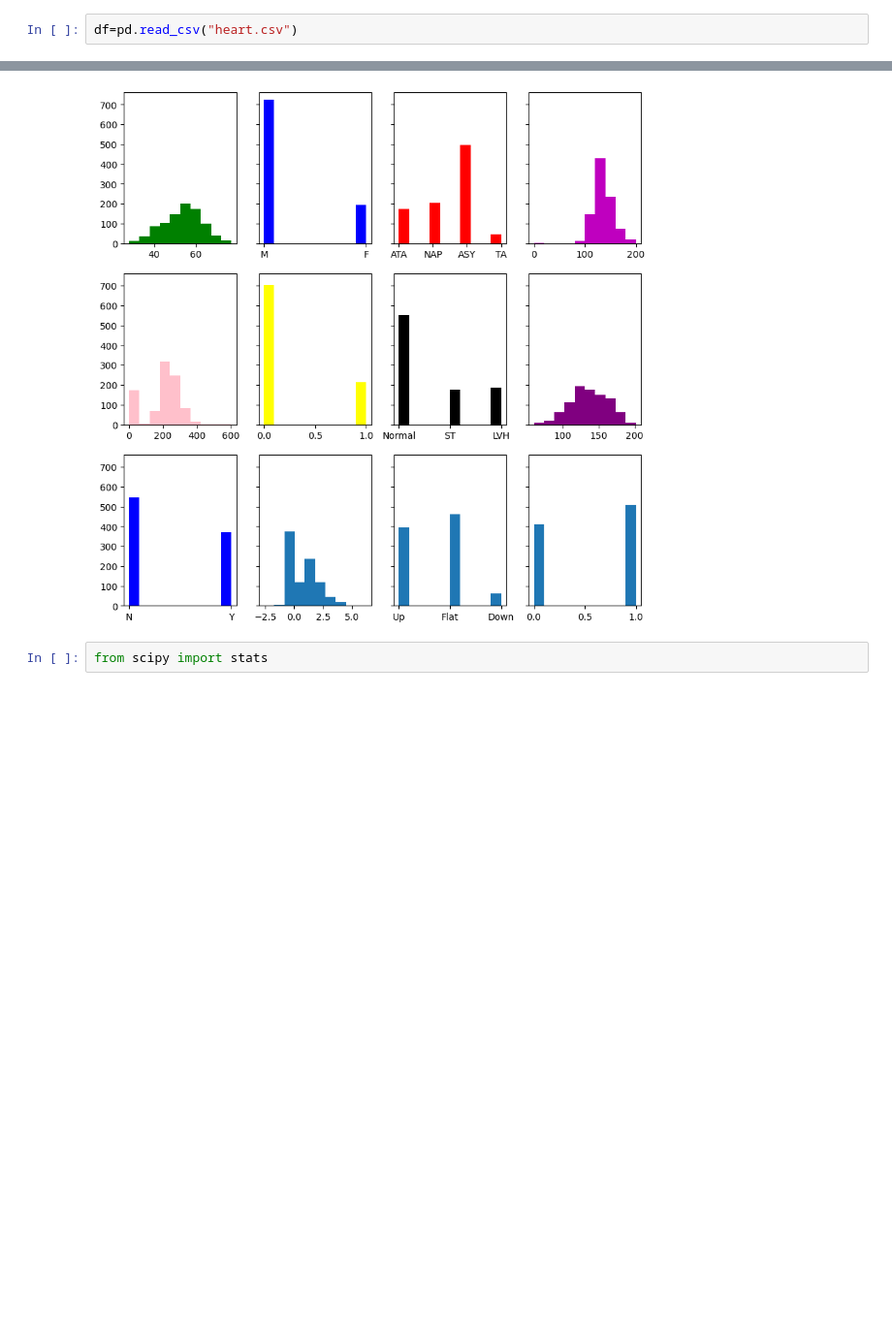
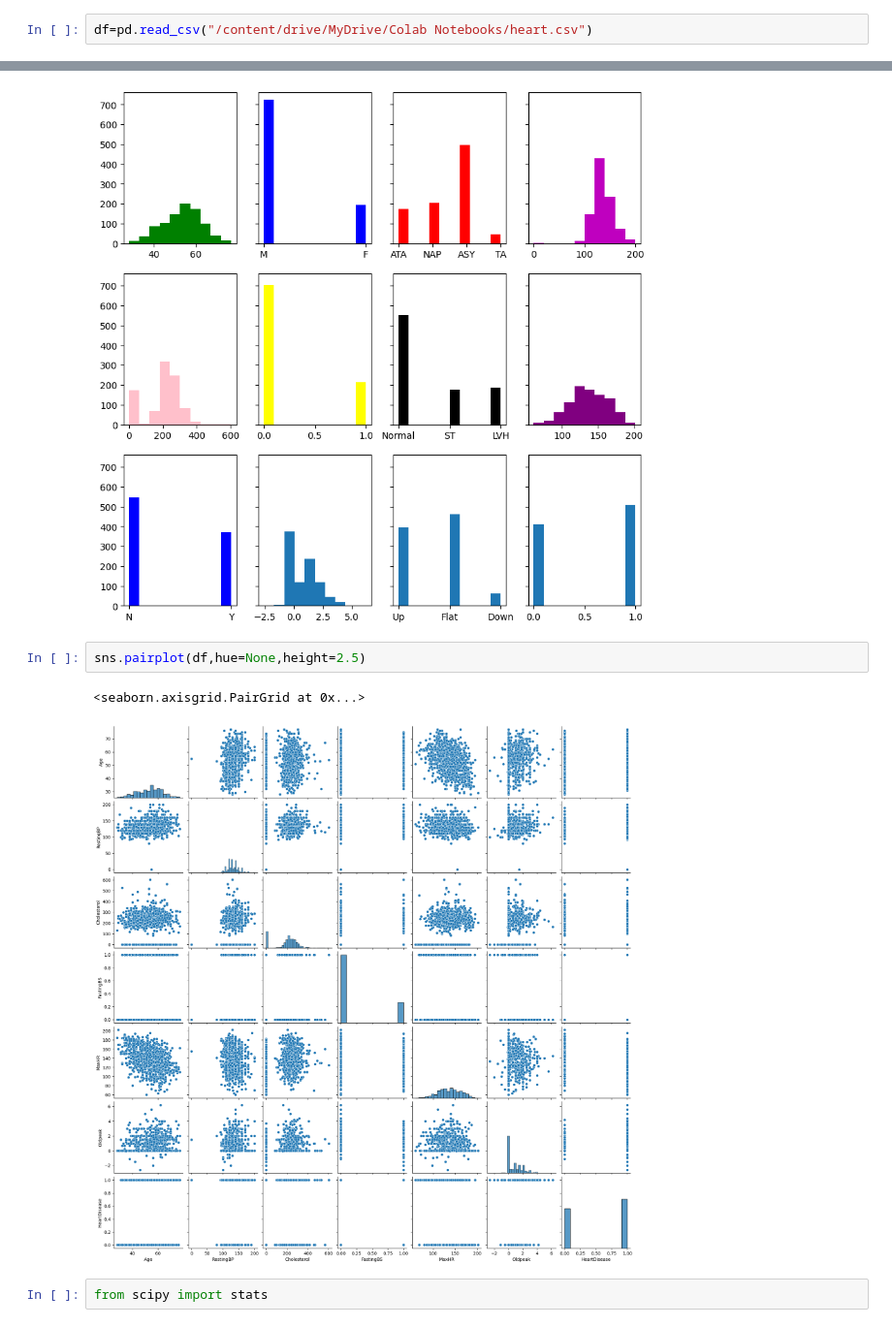
Before and after one commit to dollatrahul/Heart-Disease-Prediction, a Jupyter notebook: HeartDiseasePredictionModel.ipynb, the cells around one changed output, grey strips where cells are left out. Shown at 97% size. Drawn from its saved outputs; the diff is of its cells as text; blank space fills up the shorter version.

```diff
--- a/HeartDiseasePredictionModel.ipynb
+++ b/HeartDiseasePredictionModel.ipynb
@@ -4,5 +11,5 @@ import numpy as np
 # %%
-df=pd.read_csv("heart.csv")
+df=pd.read_csv("/content/drive/MyDrive/Colab Notebooks/heart.csv")
 # %%
 df
 # %% [output]
@@ -74,6 +81,11 @@ axs[2][3].hist(df['HeartDisease'])
  array([0. , 0.1, 0.2, 0.3, 0.4, 0.5, 0.6, 0.7, 0.8, 0.9, 1. ]),
  <BarContainer object of 10 artists>)
 [figure]
+# %%
+sns.pairplot(df,hue=None,height=2.5)
+# %% [output]
+<seaborn.axisgrid.PairGrid at 0x...>
+[figure, added]
 # %%
 from scipy import stats
 # %%
```
Also changed, not shown: parts of 66 cells of this notebook.
